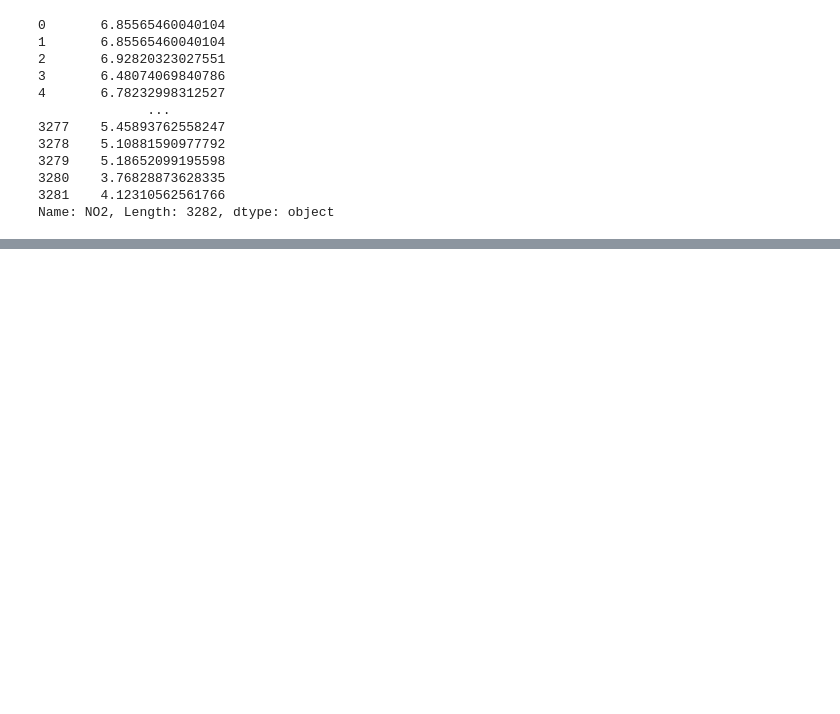
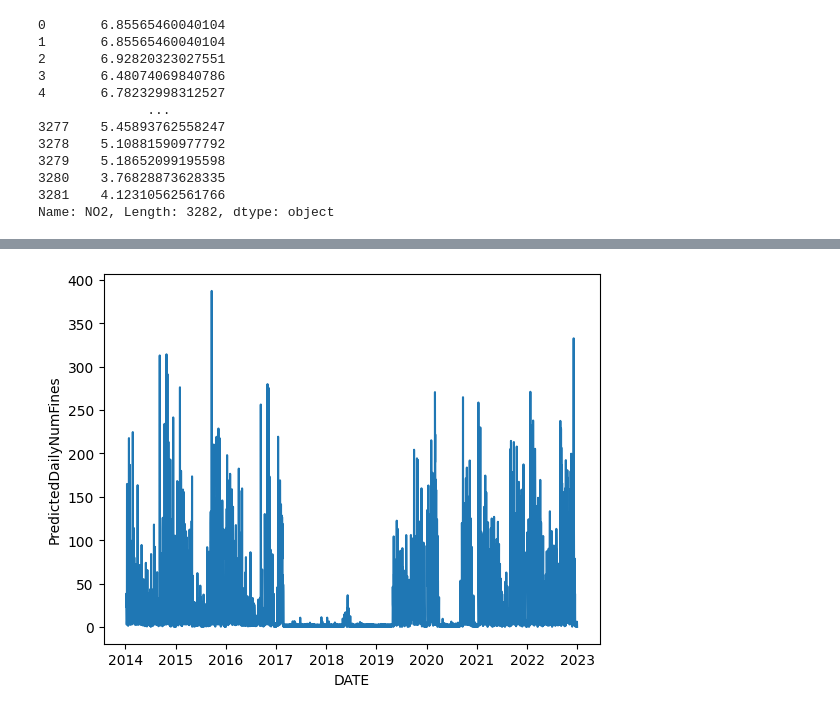
Before and after one commit to SamLeeBYU/BYUTrafficCitations, a Jupyter notebook: dashboard.ipynb, the cells around one changed output, grey strips where cells are left out. Cells and saved outputs as stored; diff of their text form; code cells hidden in the pictures; blank space fills up the shorter version.

Commit message:
Create time series regression models

```diff
--- a/dashboard.ipynb
+++ b/dashboard.ipynb
@@ -9,6 +12,7 @@ from sympy import sympify, symbols, sqrt
 pd.set_option("display.max_columns", 200)
 # %%
 provo = pd.read_csv("Provo.csv")
+provo["DATE"] = pd.to_datetime(provo["DATE"])
 provo
 # %% [output]
 |  | DATE | Month | Day | NA_Correction | MaxTemp | MinTemp | MeanTemp | RainPrecip | SnowPrecip | Wind | ... |
@@ -181,0 +339,13 @@ Name: NO2, Length: 3282, dtype: object
+# %%
+model = LinearRegression()
+# %%
+provo = truncate_provo(provo)
+
+lasso_factors = [
+    "NO2", "AQI", "CO", "SnowPrecip", "MinTemp", "MaxTemp", "Mon", "Tues", "Wed", "Thurs", "Fri", "Sun", "FullTime", "Holiday", "Exam", "DailyNumFines_Lag1", "DailyNumFines_Lag14", "DailyNumFines_Lag21", "February", "May", "November", "Spring", "Fall", "RainPrecip", "December", "Wind", "DailyNumFines_Lag7", "August", "O3", "PM10", "DailyNumFines_Lag28", "PM25", "July",
+    "SnowPrecip_CO", "Mon_DailyNumFines_Lag1", "Tues_DailyNumFines_Lag1", "Wed_DailyNumFines_Lag1", "Thurs_DailyNumFines_Lag1", "Fri_DailyNumFines_Lag1", "Sun_DailyNumFines_Lag1",
+    "MinTemp_DailyNumFines_Lag1", "MaxTemp_DailyNumFines_Lag14", "MaxTemp_DailyNumFines_Lag21", "MinTemp_February", "MinTemp_May", "MinTemp_November", "MinTemp_Spring", "MinTemp_Fall", "RainPrecip_May", "RainPrecip_December", "SnowPrecip_DailyNumFines_Lag1", "SnowPrecip_DailyNumFines_Lag14", "SnowPrecip_DailyNumFines_Lag21",
+    "SnowPrecip_February", "Wind_DailyNumFines_Lag7", "Wind_DailyNumFines_Lag14", "Wind_Summer", "CO_August", "CO_November", "NO2_August", "O3_DailyNumFines_Lag7", "O3_DailyNumFines_Lag14", "O3_May", "PM10_DailyNumFines_Lag21", "PM10_DailyNumFines_Lag28", "PM25_July", "PM25_December", "CO_2", "FullTime_2", "DailyNumFines_Lag1_2", "DailyNumFines_Lag7_2"
+]
+
+provo_lasso = model.fit(provo[lasso_factors].iloc[np.max(lags):], provo["log_DailyNumFines"].iloc[np.max(lags):])
@@ -181,0 +357,17 @@ Name: NO2, Length: 3282, dtype: object
+# %%
+difference = 1
+
+difference_factors = [
+    "NO2", "Mon", "Tues", "Wed", "Thurs", "Fri", "Sun", "Holiday", "Exam", "MaxTemp", "PM25", "MinTemp", "MeanTemp", "RainPrecip", "CO", "SnowPrecip", "Wind", "O3", "AQI", "October", "December", "June", "Wind", "April",  "May", "August", "Spring", "Summer", "PM10", "September", "February",
+    "MaxTemp_PM25", "MinTemp_MeanTemp", "RainPrecip_CO", "SnowPrecip_CO", "Wind_NO2", "NO2_O3", "PM25_AQI", "MeanTemp_October", "RainPrecip_December", "SnowPrecip_June", "Wind_April", "Wind_May", "CO_April", "CO_August", "CO_December", "CO_Spring", "NO2_August",
+    "NO2_Spring", "NO2_Summer", "PM10_April", "PM10_June", "PM10_September", "PM10_December", "AQI_February", "SnowPrecip_2"
+]
+
+for factor in ["log_DailyNumFines"] + difference_factors:
+    col = provo[factor].shift(difference)
+    col.name = factor + "_change"
+    provo = pd.concat([provo, col], axis=1)
+
+difference_factors = [factor + "_change" for factor in difference_factors]
+
+provo_first_difference = model.fit(provo[difference_factors].iloc[difference:], provo["log_DailyNumFines_change"].iloc[difference:])
@@ -181,0 +731,6 @@ Name: NO2, Length: 3282, dtype: object
+# %%
+sns.lineplot(x="DATE", y="PredictedDailyNumFines", data=difference_df)
+
+plt.show()
+# %% [output]
+[figure, added]
```
Also changed, not shown: parts of 18 cells of this notebook, 7 other files.
